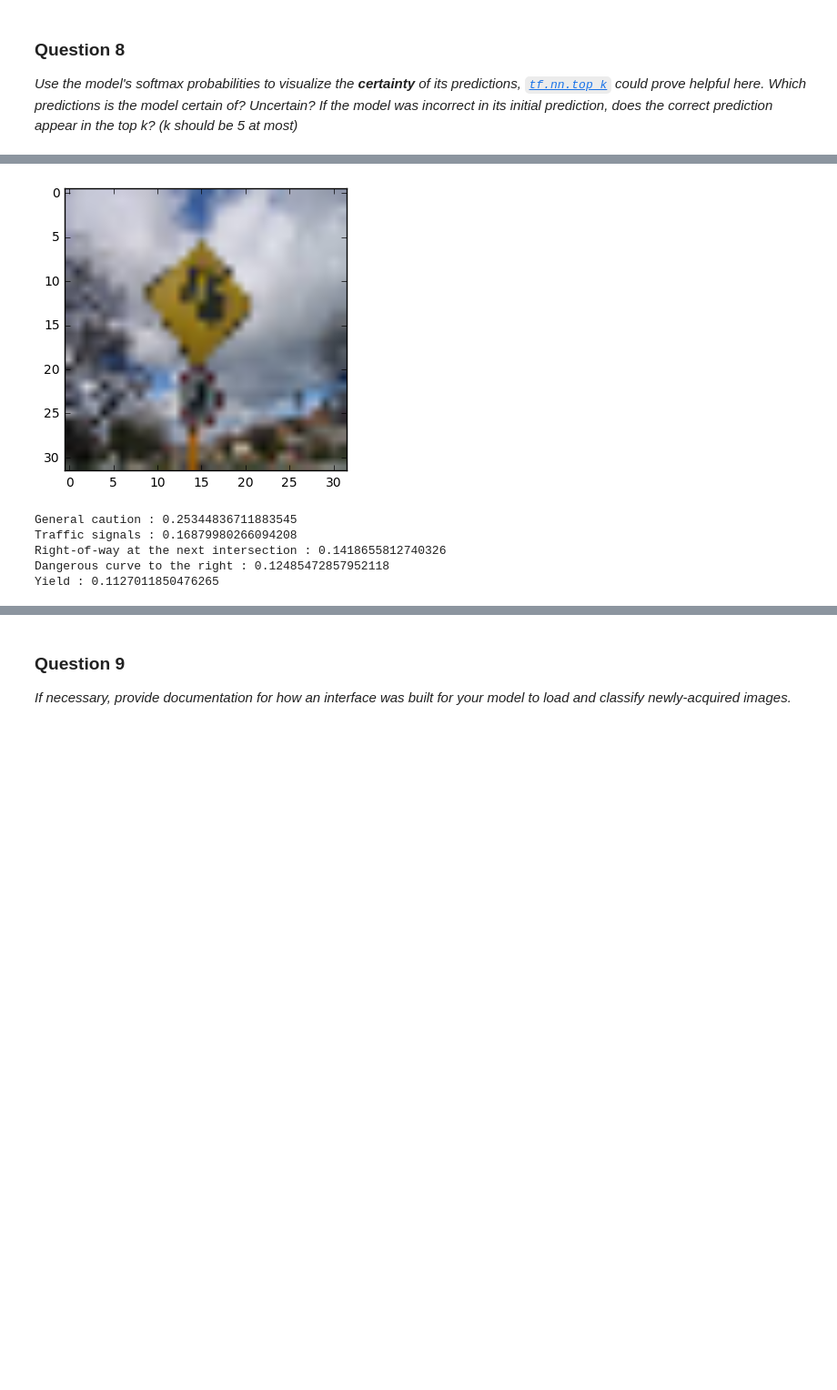
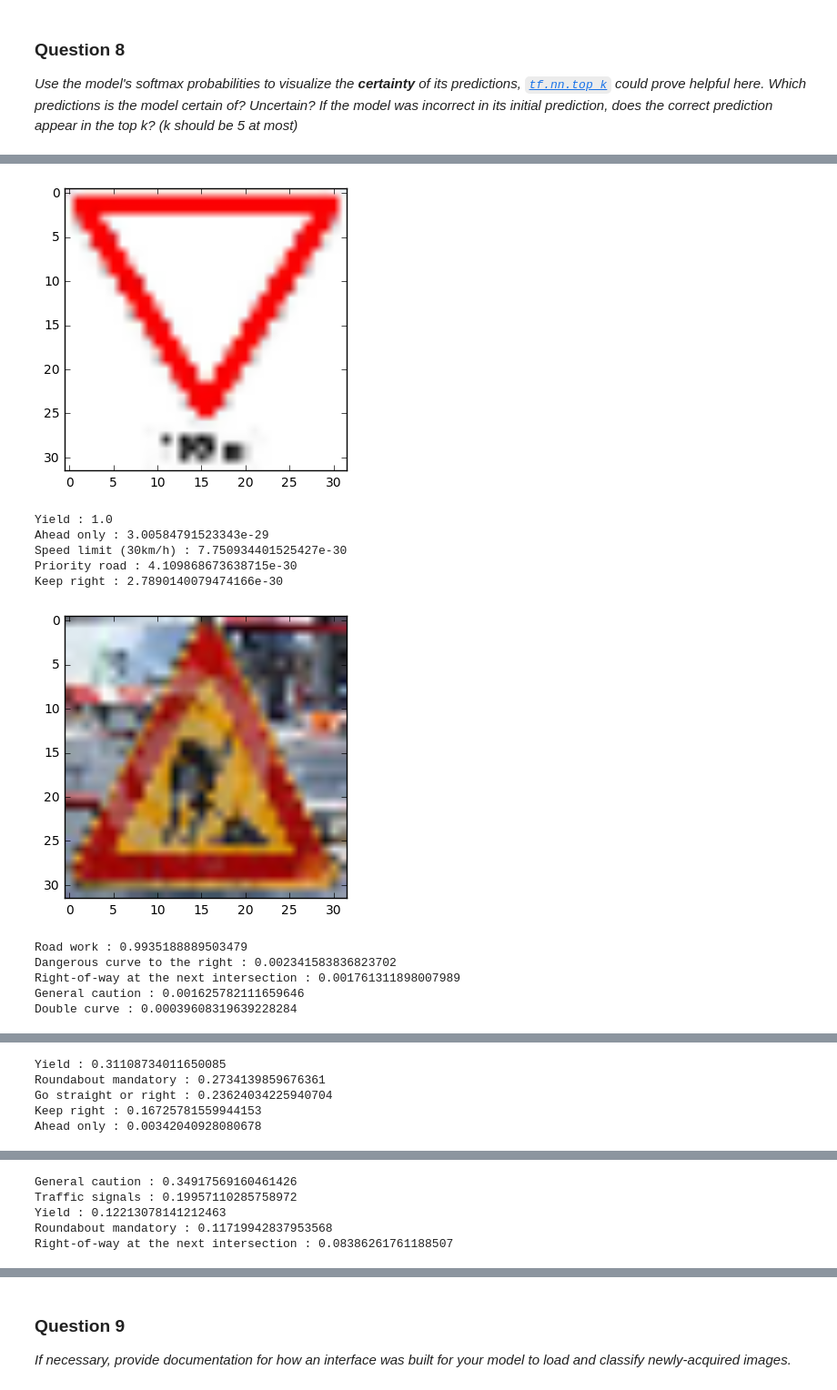
Before and after one commit to miroslavln/traffic-signs, a Jupyter notebook: Traffic_Signs_Recognition.ipynb, the cells around one changed output, grey strips where cells are left out. Shown at 91% size. Drawn from its saved outputs; the diff is of its cells as text; code cells hidden in the pictures; blank space fills up the shorter version.

```diff
--- a/Traffic_Signs_Recognition.ipynb
+++ b/Traffic_Signs_Recognition.ipynb
@@ -232,7 +229,7 @@ train_acc = 0
 ### Train your model here.
 ### Feel free to use as many code cells as needed.
 
-num_epochs = 1800
+num_epochs = 400
 batch_size = 100
 batches = len(X_train_set)//batch_size
 
@@ -329,12 +326,4 @@ def load_images(folder):
     return res
 
 signs = load_images('data/')
-fig, axes = plt.subplots(2, 3)
-for i, ax in enumerate(axes.flat):
-    ax.imshow(signs[i])
-    ax.set_xticks([])
-    ax.set_yticks([])
-
-plt.show()
-
 signs_eq = equalize_exposure(signs)
@@ -402,21 +400,29 @@ For some of the predictions the right label appers, but for a couple of my test
 # %%
 softmax = tf.nn.softmax(y_pred)
 top_five = tf.nn.top_k(softmax, k = 5)
 
 index = np.random.choice(signs_norm.shape[0], 1)
-predictions = sess.run(top_five, feed_dict={X:signs_norm[index], keep_prob:1.0})
-plt.imshow(signs[index].squeeze())
-plt.show()
+predictions = sess.run(top_five, feed_dict={X:signs_norm, keep_prob:1.0})
 predicted_labels = predictions.indices.squeeze()
 probabilities =  predictions.values.squeeze()
-for i in range(5):
-    predicted_label = predicted_labels[i]
-    prob = probabilities[i]
-    print('{} : {}'.format(sign_names[predicted_label], prob))
+for i in range(signs.shape[0]):
+    plt.imshow(signs[i].squeeze())
+    plt.show()
+
+    for j in range(5):
+        predicted_label = predicted_labels[i][j]
+        prob = probabilities[i][j]
+        print('{} : {}'.format(sign_names[predicted_label], prob))
 # %% [output]
-[figure, old version]
+[figure, new version]
-General caution : 0.25344836711883545
-Traffic signals : 0.16879980266094208
-Right-of-way at the next intersection : 0.1418655812740326
-Dangerous curve to the right : 0.12485472857952118
-Yield : 0.1127011850476265
+Yield : 1.0
+Ahead only : 3.00584791523343e-29
+Speed limit (30km/h) : 7.750934401525427e-30
+Priority road : 4.109868673638715e-30
+Keep right : 2.7890140079474166e-30
+[figure, added]
+Road work : 0.9935188889503479
+Dangerous curve to the right : 0.002341583836823702
+Right-of-way at the next intersection : 0.001761311898007989
+General caution : 0.001625782111659646
+Double curve : 0.00039608319639228284
@@ -422,0 +430,5 @@ Yield : 0.1127011850476265
+Yield : 0.31108734011650085
+Roundabout mandatory : 0.2734139859676361
+Go straight or right : 0.23624034225940704
+Keep right : 0.16725781559944153
+Ahead only : 0.00342040928080678
@@ -422,0 +436,5 @@ Yield : 0.1127011850476265
+General caution : 0.34917569160461426
+Traffic signals : 0.19957110285758972
+Yield : 0.12213078141212463
+Roundabout mandatory : 0.11719942837953568
+Right-of-way at the next intersection : 0.08386261761188507
```
Also changed, not shown: parts of 12 cells of this notebook, 2 other files.
